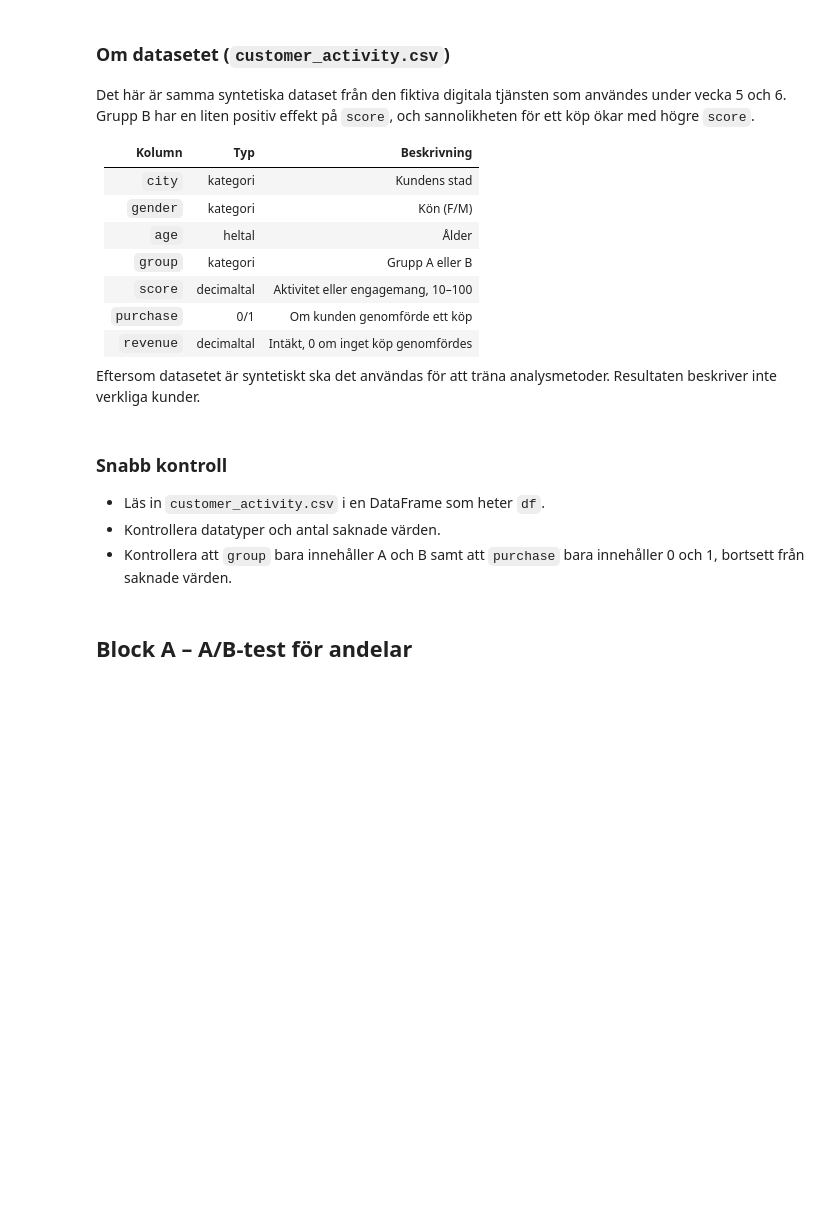
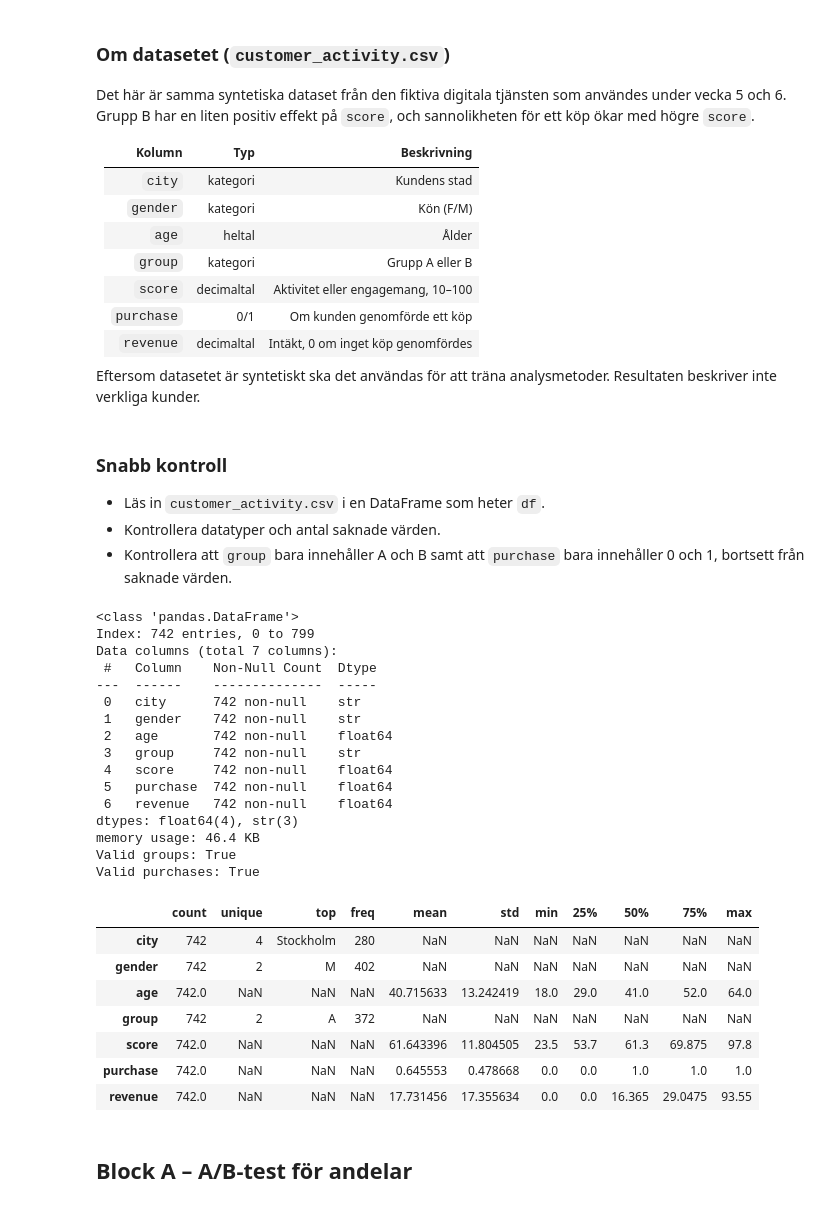
Before and after one commit to Hakan-Fridlund/PYSTDA45-Pythonprogrammering-och-statistisk-dataanalys, a Jupyter notebook: exercises/week7_exercises.ipynb, the cells around one changed output. Drawn from its saved outputs; the diff is of its cells as text; code cells hidden in the pictures; blank space fills up the shorter version.

```diff
--- a/exercises/week7_exercises.ipynb
+++ b/exercises/week7_exercises.ipynb
@@ -80,6 +82,44 @@ Eftersom datasetet är syntetiskt ska det användas för att träna analysmetode
 - Läs in `customer_activity.csv` i en DataFrame som heter `df`.
 - Kontrollera datatyper och antal saknade värden.
 - Kontrollera att `group` bara innehåller A och B samt att `purchase` bara innehåller 0 och 1, bortsett från saknade värden.
+# %%
+df = pd.read_csv('customer_activity.csv')
+df = df.dropna()
+df.sample(5)
+df.info()
+df.isna().sum()
+df['group'].value_counts(dropna=False)
+df['purchase'].value_counts(dropna=False)
+valid_groups = df['group'].dropna().isin(['A', 'B']).all()
+valid_purchases = df['purchase'].dropna().isin([0, 1]).all()
+print(f'Valid groups: {valid_groups}')
+print(f'Valid purchases: {valid_purchases}')
+df.describe(include='all').T
+# %% [output]
+<class 'pandas.DataFrame'>
+Index: 742 entries, 0 to 799
+Data columns (total 7 columns):
+ #   Column    Non-Null Count  Dtype
+---  ------    --------------  -----
+ 0   city      742 non-null    str
+ 1   gender    742 non-null    str
+ 2   age       742 non-null    float64
+ 3   group     742 non-null    str
+ 4   score     742 non-null    float64
+ 5   purchase  742 non-null    float64
+ 6   revenue   742 non-null    float64
+dtypes: float64(4), str(3)
+memory usage: 46.4 KB
+Valid groups: True
+Valid purchases: True
+|  | count | unique | top | freq | mean | std | min | 25% | 50% | 75% | max |
+| city | 742 | 4 | Stockholm | 280 | NaN | NaN | NaN | NaN | NaN | NaN | NaN |
+| gender | 742 | 2 | M | 402 | NaN | NaN | NaN | NaN | NaN | NaN | NaN |
+| age | 742.0 | NaN | NaN | NaN | 40.715633 | 13.242419 | 18.0 | 29.0 | 41.0 | 52.0 | 64.0 |
+| group | 742 | 2 | A | 372 | NaN | NaN | NaN | NaN | NaN | NaN | NaN |
+| score | 742.0 | NaN | NaN | NaN | 61.643396 | 11.804505 | 23.5 | 53.7 | 61.3 | 69.875 | 97.8 |
+| purchase | 742.0 | NaN | NaN | NaN | 0.645553 | 0.478668 | 0.0 | 0.0 | 1.0 | 1.0 | 1.0 |
+| revenue | 742.0 | NaN | NaN | NaN | 17.731456 | 17.355634 | 0.0 | 0.0 | 16.365 | 29.0475 | 93.55 |
 # %% [markdown]
 ## Block A – A/B-test för andelar
 # %% [markdown]
```
Also changed, not shown: parts of 19 cells of this notebook, 1 other file.
